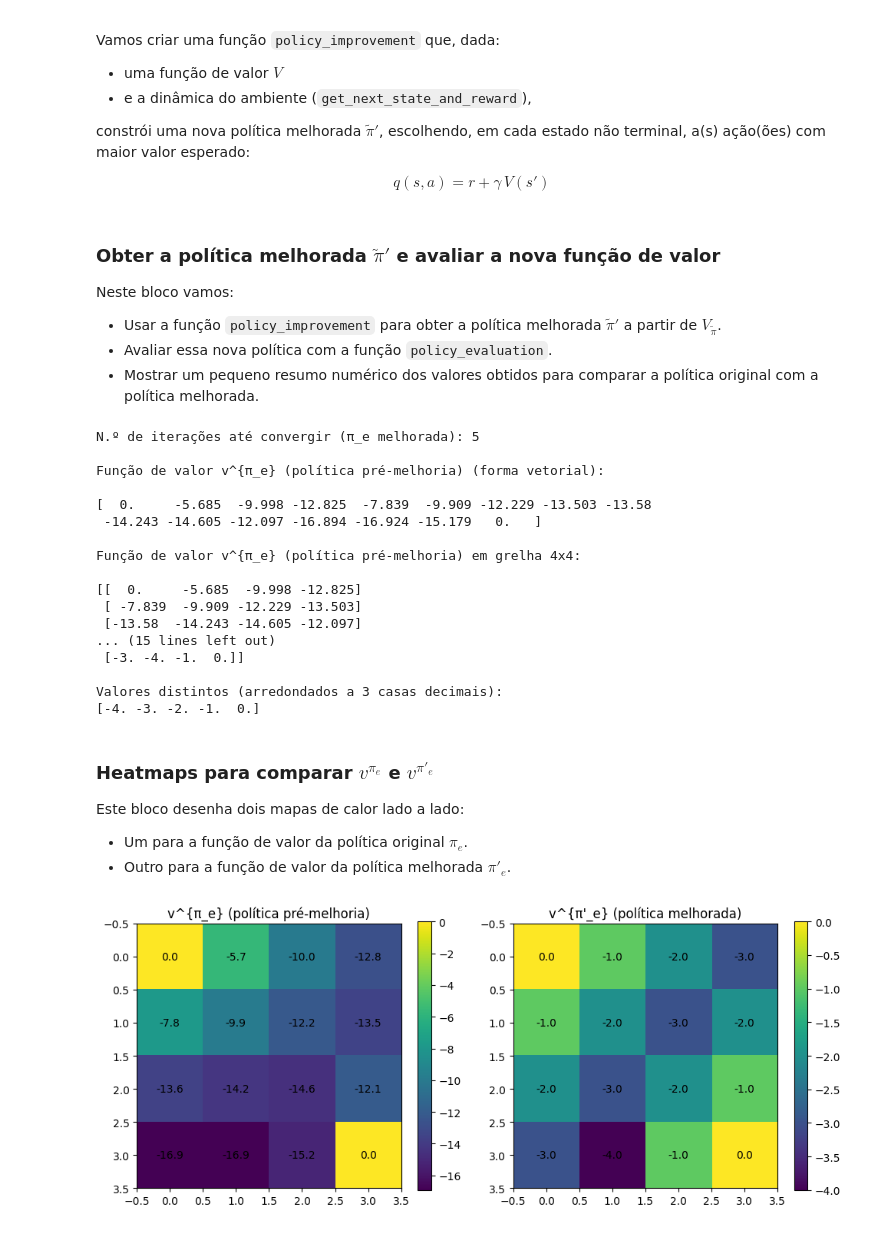
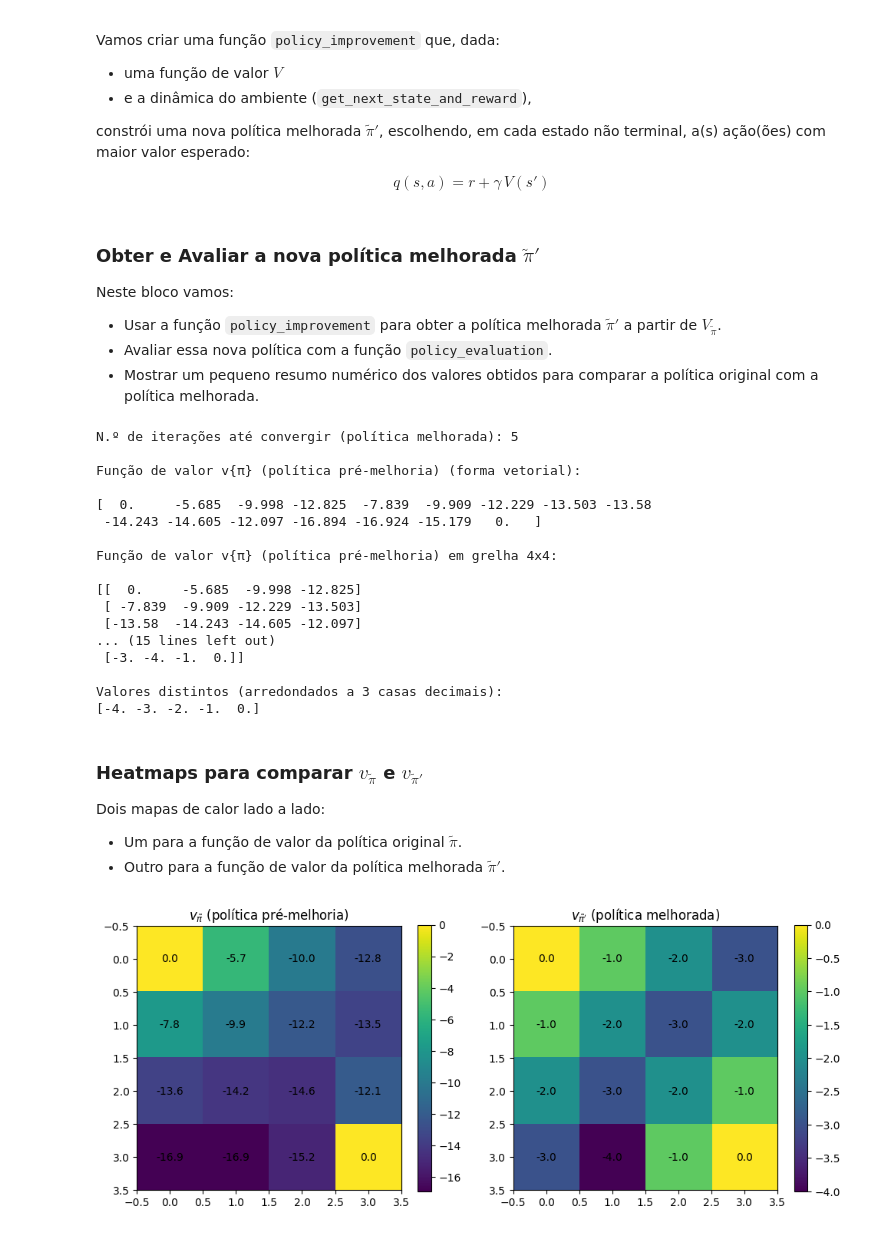
Before and after one commit to PedroFS30SCP/Projeto_ML, a Jupyter notebook: Projeto2/projeto2.ipynb, the cells around one changed output. Drawn from its saved outputs; the diff is of its cells as text; code cells hidden in the pictures.

```diff
--- a/Projeto2/projeto2.ipynb
+++ b/Projeto2/projeto2.ipynb
@@ -202,10 +201,10 @@ def policy_evaluation(policy, gamma=1.0, theta=0.01, max_iterations=1000):
 # %%
-V_pi_e, n_iter = policy_evaluation(policy, gamma=gamma,
+V_pi, n_iter = policy_evaluation(policy, gamma=gamma,
                                    theta=theta, max_iterations=NITER_MAX)
 
 print(f"N.º de iterações até convergir: {n_iter}")
 print("\nVetor de valores (índices de 0 a 15):\n")
-print(V_pi_e)
+print(V_pi)
 # %% [output]
 N.º de iterações até convergir: 63
 
@@ -289,11 +285,7 @@ q(s,a) = r + \gamma \, V(s')
 $$
 # %%
 def policy_improvement(V, gamma=1.0):
-    """
-    Dada uma função de valor V, devolve uma política melhorada π'
-    escolhendo, em cada estado não terminal, as ações greedy
-    face a V (podendo haver empate entre várias ações ótimas).
-    """
+
     new_policy = np.zeros((num_states, num_actions))
 
     for s in range(num_states):
@@ -318,7 +310,7 @@ def policy_improvement(V, gamma=1.0):
 
     return new_policy
 # %% [markdown]
-### Obter a política melhorada $\tilde{\pi}'$ e avaliar a nova função de valor
+### Obter e Avaliar a nova política melhorada $\tilde{\pi}'$
 
 Neste bloco vamos:
 
@@ -327,7 +319,7 @@ Neste bloco vamos:
 - Mostrar um pequeno resumo numérico dos valores obtidos para comparar a política original com a política melhorada.
 # %%
 # Obter a política melhorada \~{\pi}'
-policy_improved = policy_improvement(V_pi_e, gamma=gamma)
+policy_improved = policy_improvement(V_pi, gamma=gamma)
 
 # Avaliar a nova política melhorada \~{\pi}'
 V_pi_improved, n_iter_improved = policy_evaluation(policy_improved,
@@ -335,20 +327,20 @@ V_pi_improved, n_iter_improved = policy_evaluation(policy_improved,
                                                    theta=theta,
                                                    max_iterations=NITER_MAX)
 
-print(f"N.º de iterações até convergir (π_e melhorada): {n_iter_improved}")
+print(f"N.º de iterações até convergir (política melhorada): {n_iter_improved}")
 
 # Informações sobre os valores da política original e da melhorada
-print_value_info(V_pi_e, title="Função de valor v^{π_e} (política pré-melhoria)")
-print_value_info(V_pi_improved, title="Função de valor v^{π'_e} (política melhorada)")
+print_value_info(V_pi, title="Função de valor v{π} (política pré-melhoria)")
+print_value_info(V_pi_improved, title="Função de valor v{π'} (política melhorada)")
 # %% [output]
-N.º de iterações até convergir (π_e melhorada): 5
+N.º de iterações até convergir (política melhorada): 5
 
-Função de valor v^{π_e} (política pré-melhoria) (forma vetorial):
+Função de valor v{π} (política pré-melhoria) (forma vetorial):
 
 [  0.     -5.685  -9.998 -12.825  -7.839  -9.909 -12.229 -13.503 -13.58
  -14.243 -14.605 -12.097 -16.894 -16.924 -15.179   0.   ]
 
-Função de valor v^{π_e} (política pré-melhoria) em grelha 4x4:
+Função de valor v{π} (política pré-melhoria) em grelha 4x4:
 
 [[  0.     -5.685  -9.998 -12.825]
  [ -7.839  -9.909 -12.229 -13.503]
@@ -359,39 +351,37 @@ Função de valor v^{π_e} (política pré-melhoria) em grelha 4x4:
 Valores distintos (arredondados a 3 casas decimais):
 [-4. -3. -2. -1.  0.]
 # %% [markdown]
-### Heatmaps para comparar $v^{\pi_e}$ e $v^{\pi'_e}$
+### Heatmaps para comparar $v_{\tilde{\pi}}$ e $v_{\tilde{\pi}'}$
 
-Este bloco desenha dois mapas de calor lado a lado:
+Dois mapas de calor lado a lado:
 
-- Um para a função de valor da política original $ \pi_e $.
-- Outro para a função de valor da política melhorada $ \pi'_e $.
+- Um para a função de valor da política original $\tilde{\pi}$.
+- Outro para a função de valor da política melhorada $\tilde{\pi}'$.
 # %%
-# Heatmaps para comparar v^{π_e} e v^{π'_e}
-
-V1 = V_pi_e.reshape((grid_size, grid_size))
+V1 = V_pi.reshape((grid_size, grid_size))
 V2 = V_pi_improved.reshape((grid_size, grid_size))
 
 plt.figure(figsize=(10, 4))
 
 # Heatmap da política original
 plt.subplot(1, 2, 1)
 im1 = plt.imshow(V1, origin='upper')
-plt.title('v^{π_e} (política pré-melhoria)')
+plt.title(r"$v_{\tilde{\pi}}$ (política pré-melhoria)")
 for i in range(grid_size):
     for j in range(grid_size):
         plt.text(j, i, f"{V1[i,j]:.1f}", ha='center', va='center')
 plt.colorbar(im1)
 
 # Heatmap da política melhorada
 plt.subplot(1, 2, 2)
 im2 = plt.imshow(V2, origin='upper')
-plt.title('v^{π\'_e} (política melhorada)')
+plt.title(r"$v_{\tilde{\pi}'}$ (política melhorada)")
 for i in range(grid_size):
     for j in range(grid_size):
         plt.text(j, i, f"{V2[i,j]:.1f}", ha='center', va='center')
 plt.colorbar(im2)
 
 plt.tight_layout()
 plt.show()
 # %% [output]
-[figure, old version]
+[figure, new version]
```
Also changed, not shown: parts of 14 cells of this notebook.
